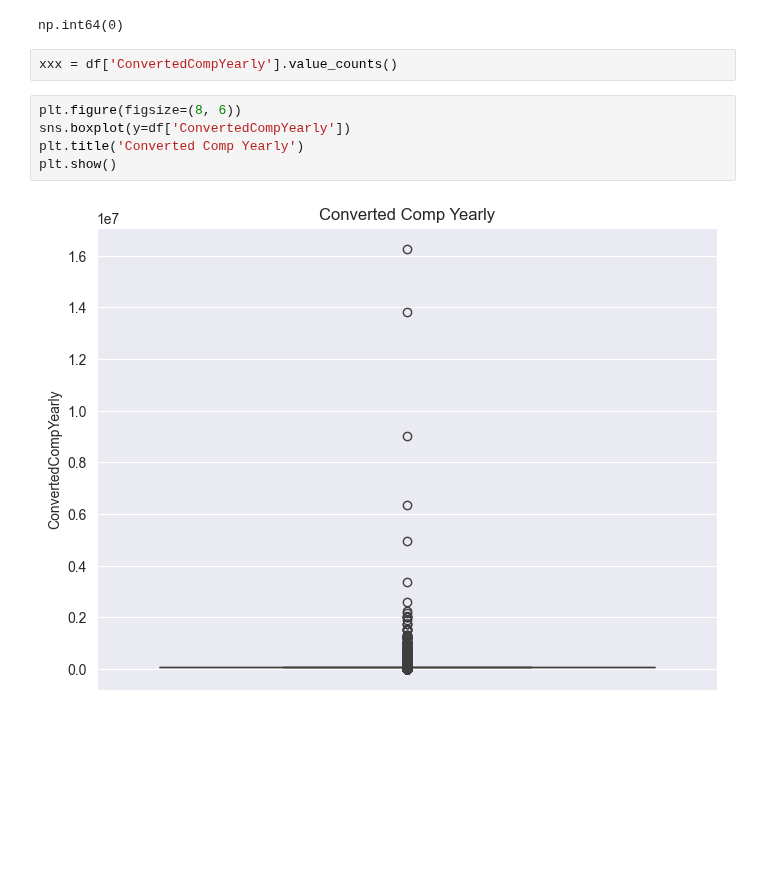
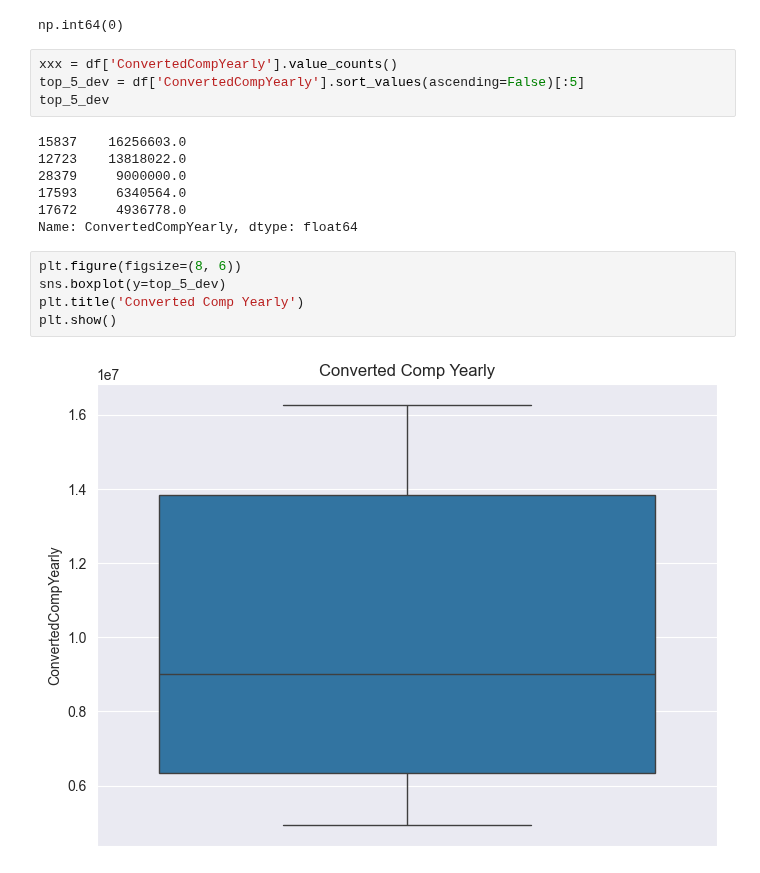
Before and after one commit to Hasan082/Data-Analysis, a Jupyter notebook: Capstone_project/Box_Plots.ipynb, the cells around one changed output. Drawn from its saved outputs; the diff is of its cells as text; blank space fills up the shorter version.

Commit message:
Showed Converted Comp Yearly box plot modify

```diff
--- a/Capstone_project/Box_Plots.ipynb
+++ b/Capstone_project/Box_Plots.ipynb
@@ -226,10 +226,19 @@ missing_con_comp
 np.int64(0)
 # %%
 xxx = df['ConvertedCompYearly'].value_counts()
+top_5_dev = df['ConvertedCompYearly'].sort_values(ascending=False)[:5]
+top_5_dev
+# %% [output]
+15837    16256603.0
+12723    13818022.0
+28379     9000000.0
+17593     6340564.0
+17672     4936778.0
+Name: ConvertedCompYearly, dtype: float64
 # %%
 plt.figure(figsize=(8, 6))
-sns.boxplot(y=df['ConvertedCompYearly'])
+sns.boxplot(y=top_5_dev)
 plt.title('Converted Comp Yearly')
 plt.show()
 # %% [output]
-[figure, old version]
+[figure, new version]
```
